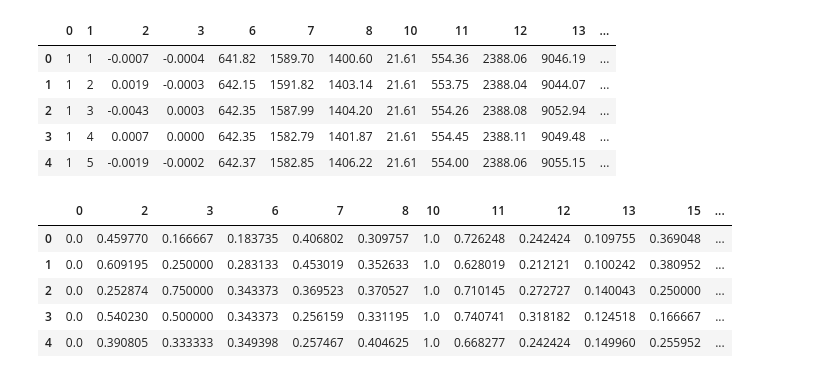
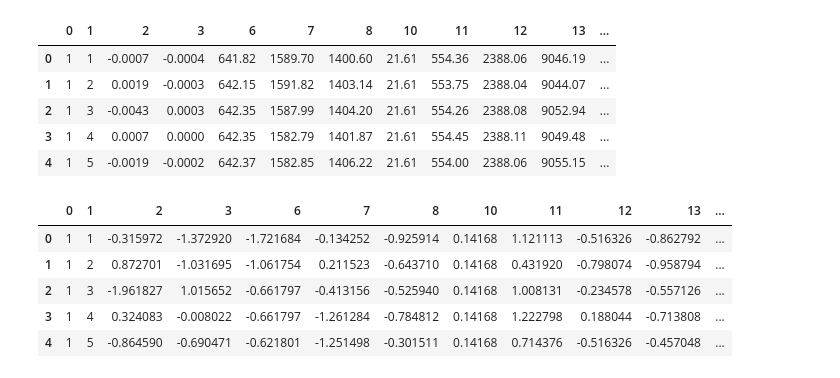
Before and after one commit to arinadubinich/NeuralNetworks-spring2020, a Jupyter notebook: lab3.ipynb, the cells around one changed output. Cells and saved outputs as stored; diff of their text form; code cells hidden in the pictures.

```diff
--- a/lab3.ipynb
+++ b/lab3.ipynb
@@ -144,10 +151,12 @@ df_test.drop(columns='index', inplace=True)
+# %%
+df_train.fillna(0, inplace=True);
+df_test.fillna(0, inplace=True)
 # %%
-for col in df_train.columns:
-    if len(df_train[col].unique()) == 1:
-        df_train.drop(col,inplace=True,axis=1)
-for col in df_test.columns:
-    if len(df_test[col].unique()) == 1:
-        df_test.drop(col,inplace=True,axis=1)
+cols = [ k for k in df_train.columns if df_train[k].nunique() == 1]
+df_train.drop(cols, inplace=True, axis=1)
+
+cols = [ k for k in df_test.columns if df_test[k].nunique() == 1]
+df_test.drop(cols, inplace=True, axis=1)
 # %%
 df_train.head()
 # %% [output]
@@ -169,9 +169,21 @@ X_test = normilized_df_test.drop(df_test.columns[[1]], axis=1)
+# %%
+def normilize(df_train, df_test):
+  df_train_norm = (df_train-df_train.mean())/df_train.std()
+  df_train_norm[0] = df_train[0]
+  df_train_norm[1] = df_train[1]
+  df_test_norm = (df_test-df_train.mean())/df_train.std()
+  df_test_norm[0] = df_test[0]
+  df_test_norm[1] = df_test[1]
+
+  return df_train_norm, df_test_norm
+# %%
+df_train, df_test = normilize(df_train, df_test)
 # %%
-X_train.head()
+df_train.head()
 # %% [output]
-|  | 0 | 2 | 3 | 6 | 7 | 8 | 10 | 11 | 12 | 13 | 15 | ... |
-| 0 | 0.0 | 0.459770 | 0.166667 | 0.183735 | 0.406802 | 0.309757 | 1.0 | 0.726248 | 0.242424 | 0.109755 | 0.369048 | ... |
-| 1 | 0.0 | 0.609195 | 0.250000 | 0.283133 | 0.453019 | 0.352633 | 1.0 | 0.628019 | 0.212121 | 0.100242 | 0.380952 | ... |
-| 2 | 0.0 | 0.252874 | 0.750000 | 0.343373 | 0.369523 | 0.370527 | 1.0 | 0.710145 | 0.272727 | 0.140043 | 0.250000 | ... |
-| 3 | 0.0 | 0.540230 | 0.500000 | 0.343373 | 0.256159 | 0.331195 | 1.0 | 0.740741 | 0.318182 | 0.124518 | 0.166667 | ... |
-| 4 | 0.0 | 0.390805 | 0.333333 | 0.349398 | 0.257467 | 0.404625 | 1.0 | 0.668277 | 0.242424 | 0.149960 | 0.255952 | ... |
+|  | 0 | 1 | 2 | 3 | 6 | 7 | 8 | 10 | 11 | 12 | 13 | ... |
+| 0 | 1 | 1 | -0.315972 | -1.372920 | -1.721684 | -0.134252 | -0.925914 | 0.14168 | 1.121113 | -0.516326 | -0.862792 | ... |
+| 1 | 1 | 2 | 0.872701 | -1.031695 | -1.061754 | 0.211523 | -0.643710 | 0.14168 | 0.431920 | -0.798074 | -0.958794 | ... |
+| 2 | 1 | 3 | -1.961827 | 1.015652 | -0.661797 | -0.413156 | -0.525940 | 0.14168 | 1.008131 | -0.234578 | -0.557126 | ... |
+| 3 | 1 | 4 | 0.324083 | -0.008022 | -0.661797 | -1.261284 | -0.784812 | 0.14168 | 1.222798 | 0.188044 | -0.713808 | ... |
+| 4 | 1 | 5 | -0.864590 | -0.690471 | -0.621801 | -1.251498 | -0.301511 | 0.14168 | 0.714376 | -0.516326 | -0.457048 | ... |
```
Also changed, not shown: parts of 26 cells of this notebook.
